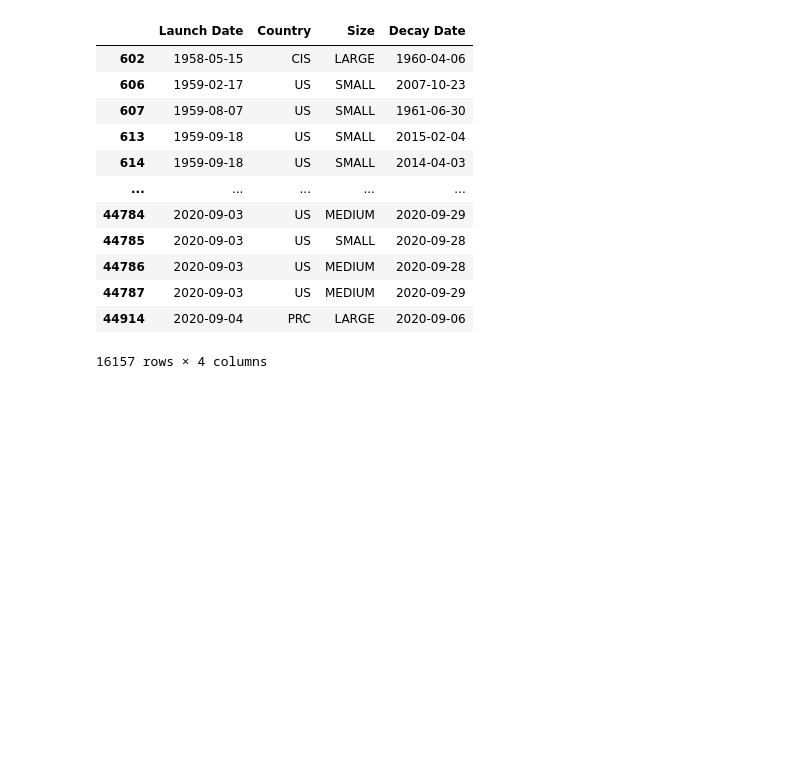
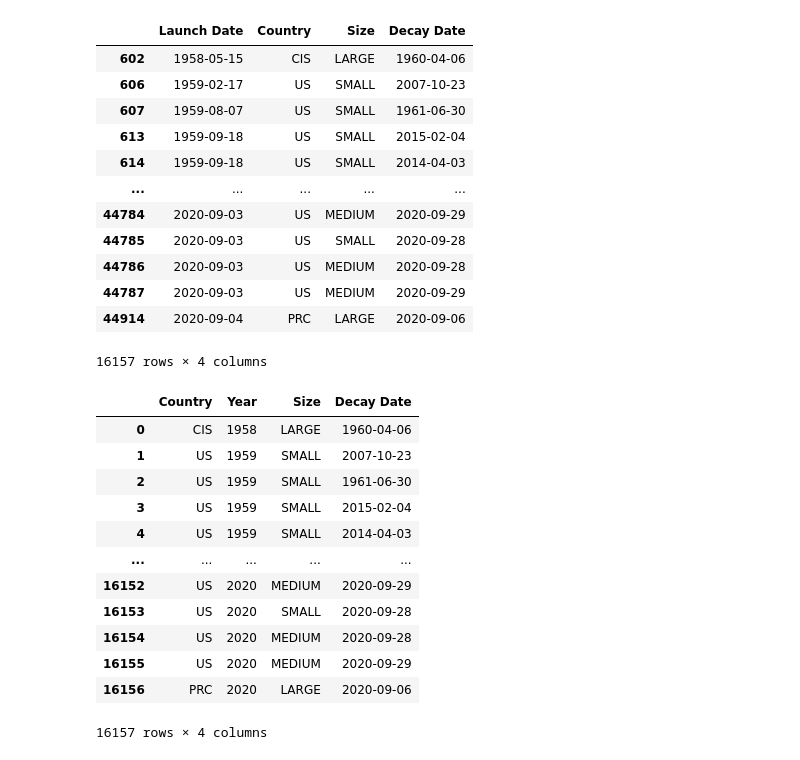
Before and after one commit to doublealogic/armageddon-neo-objects-space-junk, a Jupyter notebook: Data_Retrieval/space_track.ipynb, the cells around one changed output. Cells and saved outputs as stored; diff of their text form; code cells hidden in the pictures; blank space fills up the shorter version.

```diff
--- a/Data_Retrieval/space_track.ipynb
+++ b/Data_Retrieval/space_track.ipynb
@@ -208,3 +212,26 @@ summary_stats_df
 16157 rows × 4 columns
 # %%
 summary_stats_df.to_csv("../CSV_Output/l.csv", encoding="utf-8")
+# %%
+# Create a path to the csv and read it into a Pandas DataFrame
+csv_path = "../CSV_Output/launch_data_analysis.csv"
+launch_df = pd.read_csv(csv_path)
+
+launch_df[["Year", "Month", "Day"]]= launch_df["Launch Date"].str.split ("-", expand = True)
+launch_df = launch_df [["Country", "Year", "Size", "Decay Date"]]
+launch_df["Year"]= pd.to_numeric(launch_df["Year"])
+launch_df
+# %% [output]
+|  | Country | Year | Size | Decay Date |
+| 0 | CIS | 1958 | LARGE | 1960-04-06 |
+| 1 | US | 1959 | SMALL | 2007-10-23 |
+| 2 | US | 1959 | SMALL | 1961-06-30 |
+| 3 | US | 1959 | SMALL | 2015-02-04 |
+| 4 | US | 1959 | SMALL | 2014-04-03 |
+| ... | ... | ... | ... | ... |
+| 16152 | US | 2020 | MEDIUM | 2020-09-29 |
+| 16153 | US | 2020 | SMALL | 2020-09-28 |
+| 16154 | US | 2020 | MEDIUM | 2020-09-28 |
+| 16155 | US | 2020 | MEDIUM | 2020-09-29 |
+| 16156 | PRC | 2020 | LARGE | 2020-09-06 |
+16157 rows × 4 columns
```
Also changed, not shown: parts of 9 cells of this notebook, 1 other file.
